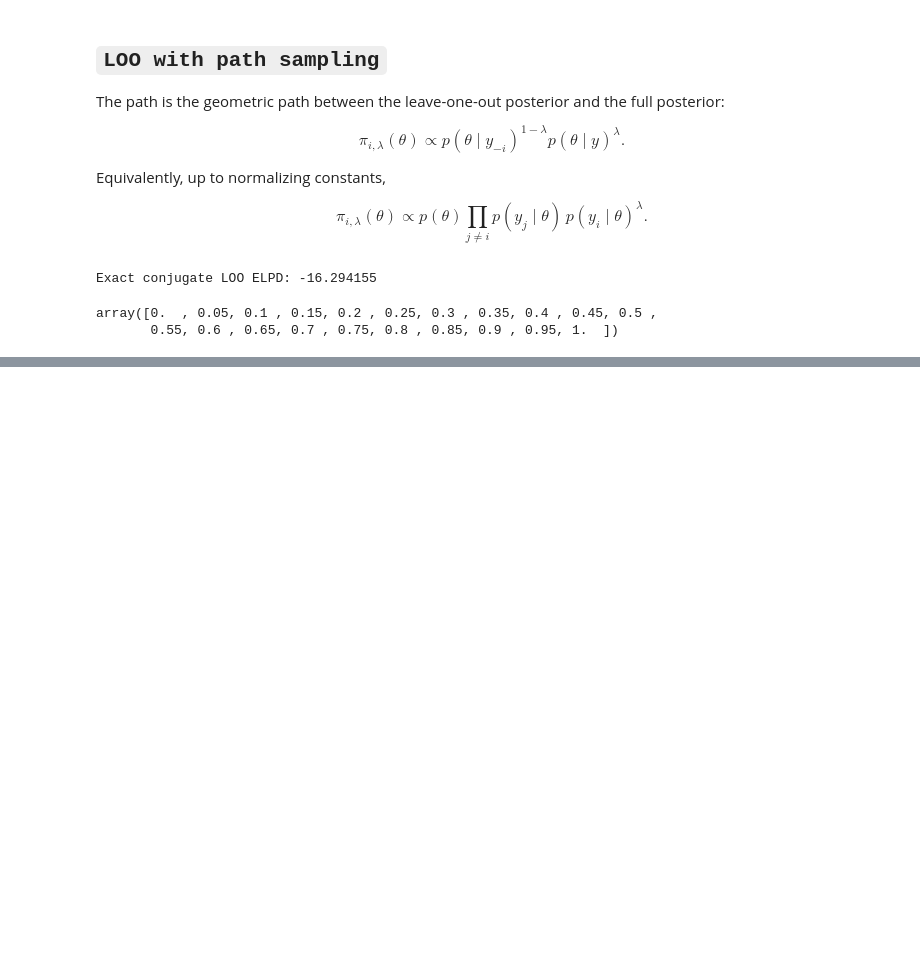
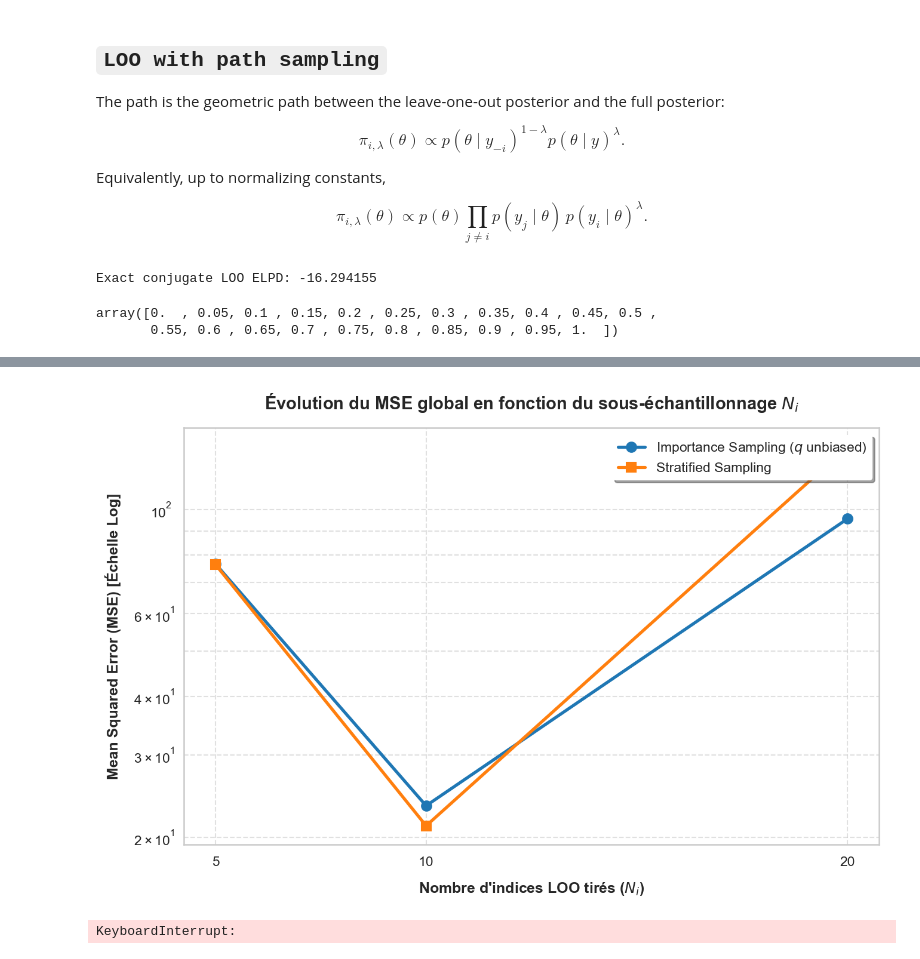
Before and after one commit to MohamedKeteb/constantpathsampling, a Jupyter notebook: gaussian_LOO_exp.ipynb, the cells around one changed output, grey strips where cells are left out. Drawn from its saved outputs; the diff is of its cells as text; code cells hidden in the pictures; blank space fills up the shorter version.

```diff
--- a/gaussian_LOO_exp.ipynb
+++ b/gaussian_LOO_exp.ipynb
@@ -229,0 +216,78 @@ pd.DataFrame({
+# %%
+import matplotlib.pyplot as plt
+import seaborn as sns
+
+# Application d'un style épuré et professionnel
+sns.set_theme(style="whitegrid")
+
+# Création de la figure
+plt.figure(figsize=(9, 6), dpi=150)
+
+# Tracé pour Importance Sampling
+plt.plot(
+    df_results["N_i"],
+    df_results["MSE_Importance_Sampling"],
+    marker="o",
+    markersize=8,
+    linewidth=2.5,
+    color="#1f77b4",
+    label="Importance Sampling ($q$ unbiased)"
+)
+
+# Tracé pour Stratified Sampling
+plt.plot(
+    df_results["N_i"],
+    df_results["MSE_Stratified"],
+    marker="s",
+    markersize=8,
+    linewidth=2.5,
+    color="#ff7f0e",
+    label="Stratified Sampling"
+)
+
+# Configuration des axes et mise en échelle log pour le MSE
+plt.yscale("log")
+plt.xlabel("Nombre d'indices LOO tirés ($N_i$)", fontsize=12, fontweight='bold', labelpad=10)
+plt.ylabel("Mean Squared Error (MSE) [Échelle Log]", fontsize=12, fontweight='bold', labelpad=10)
+plt.title("Évolution du MSE global en fonction du sous-échantillonnage $N_i$", fontsize=14, fontweight='bold', pad=15)
+
+# Forcer l'affichage de toutes les valeurs de N_i sur l'axe X pour éviter les graduations floues
+plt.xticks(df_results["N_i"], labels=[str(n) for n in df_results["N_i"]], fontsize=11)
+plt.yticks(fontsize=11)
+
+# Style de la grille d'arrière-plan (grilles principales et secondaires pour le log)
+plt.grid(True, which="both", linestyle="--", alpha=0.6)
+
+# Personnalisation de la légende
+plt.legend(loc="upper right", frameon=True, facecolor="white", edgecolor="none", shadow=True, fontsize=11)
+
+# Ajustement pour éviter que les labels ne débordent
+plt.tight_layout()
+
+# Affichage du plot
+plt.show()
+# %% [output]
+[figure, added]
+# %%
+M_budget = 40
+tuning_cache = {}
+for idx in tqdm(range(n), desc="Processing indices"):  # Vérification de la validité de l'indice
+                # Si l'indice n'a jamais été rencontré, on fait le tuning maintenant
+    def log_target_path_i(theta, path):
+        return blr_path.log_path(theta, path, idx)
+
+    def grad_log_target_path_i(theta):
+        return blr_path.log_likelihood_i(theta, idx)
+
+    mk_grid_i = tune_km_grid(lambda_grid, lag=lag, sigmaq=sigmaq, log_target_path=log_target_path_i, nrep=nrep)
+    # Calcul de sqrt_m2 nécessaire pour la proposal q et stratified
+    sqrt_m2_i = estimate_sqrt_m2(lambda_grid, mk_grid_i["k_grid"], mk_grid_i["m_grid"], nrep, sigmaq, lag, log_target_path_i, grad_log_target_path_i)
+
+    estimator_i = lambda lam: uestimator_given_lambda(lam, lambda_grid, mk_grid_i["k_grid"], mk_grid_i["m_grid"], sigmaq, lag, log_target_path_i, grad_log_target_path_i)
+
+    budget_i = build_budget(L, M_budget, estimator_i, n_samples_per_bin=10)
+
+    # Stockage direct dans le cache
+    tuning_cache[idx] = (mk_grid_i, sqrt_m2_i, budget_i)
+# %% [output]
+KeyboardInterrupt:
```
Also changed, not shown: parts of 9 cells of this notebook, 3 other files.
